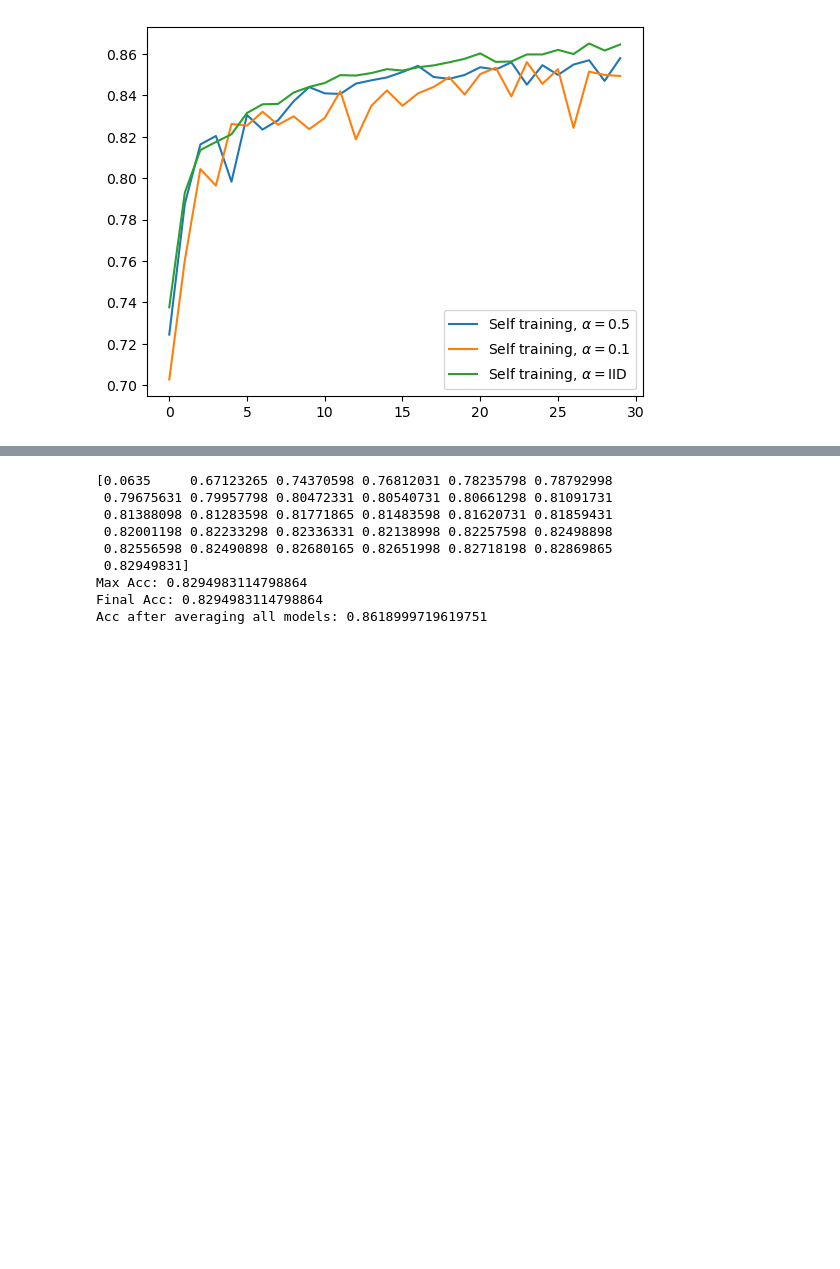
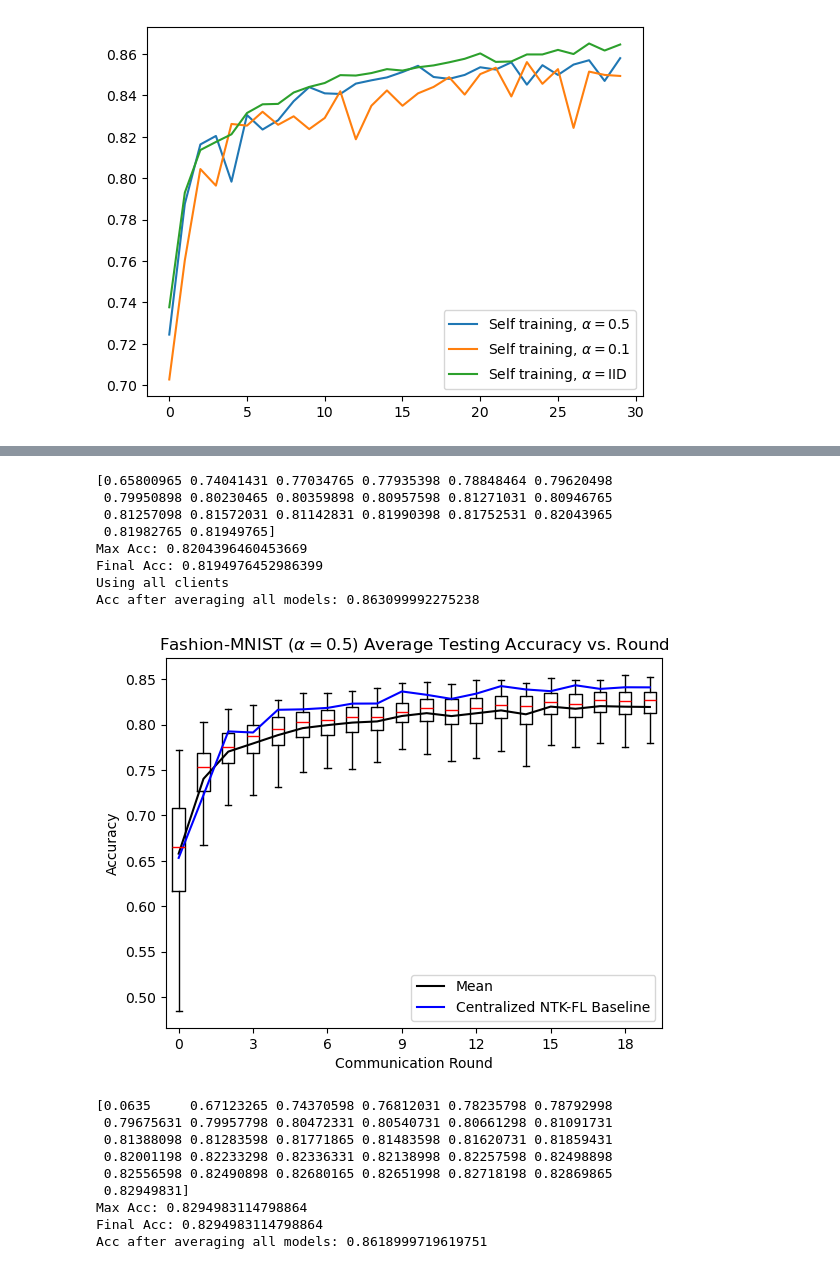
Before and after one commit to Gabe-Thomp/ntk-dfl, a Jupyter notebook: notebooks/plotting.ipynb, the cells around one changed output, grey strips where cells are left out. Cells and saved outputs as stored; diff of their text form; code cells hidden in the pictures; blank space fills up the shorter version.

```diff
--- a/notebooks/plotting.ipynb
+++ b/notebooks/plotting.ipynb
@@ -295,3 +341,17 @@ Acc after averaging all models: 0.85589998960495
+# %%
+fp = "/home/gathomp3/Deep_Learning/NeuralTangent/records/trials/trial3/24_06_04_45.dat"
+rec = open_dat(fp)
+plot_acc_vs_round(rec, "Fashion-MNIST ($\\alpha=0.5$)", boxplot=True, median=False, config=config, logger=logger, baseline_ntk_fp="/home/gathomp3/Deep_Learning/NeuralTangent/ntk-fed/utils/results/replication/lr0.01/alpha0.5.dat", end_round=20)
+# %% [output]
+[0.65800965 0.74041431 0.77034765 0.77935398 0.78848464 0.79620498
+ 0.79950898 0.80230465 0.80359898 0.80957598 0.81271031 0.80946765
+ 0.81257098 0.81572031 0.81142831 0.81990398 0.81752531 0.82043965
+ 0.81982765 0.81949765]
+Max Acc: 0.8204396460453669
+Final Acc: 0.8194976452986399
+Using all clients
+Acc after averaging all models: 0.863099992275238
+[figure, added]
 # %%
 fp = "/home/gathomp3/Deep_Learning/NeuralTangent/records/trial14/28_06_07_16.dat"
 rec = open_dat(fp)
```
Also changed, not shown: parts of 40 cells of this notebook, 5 other files.
